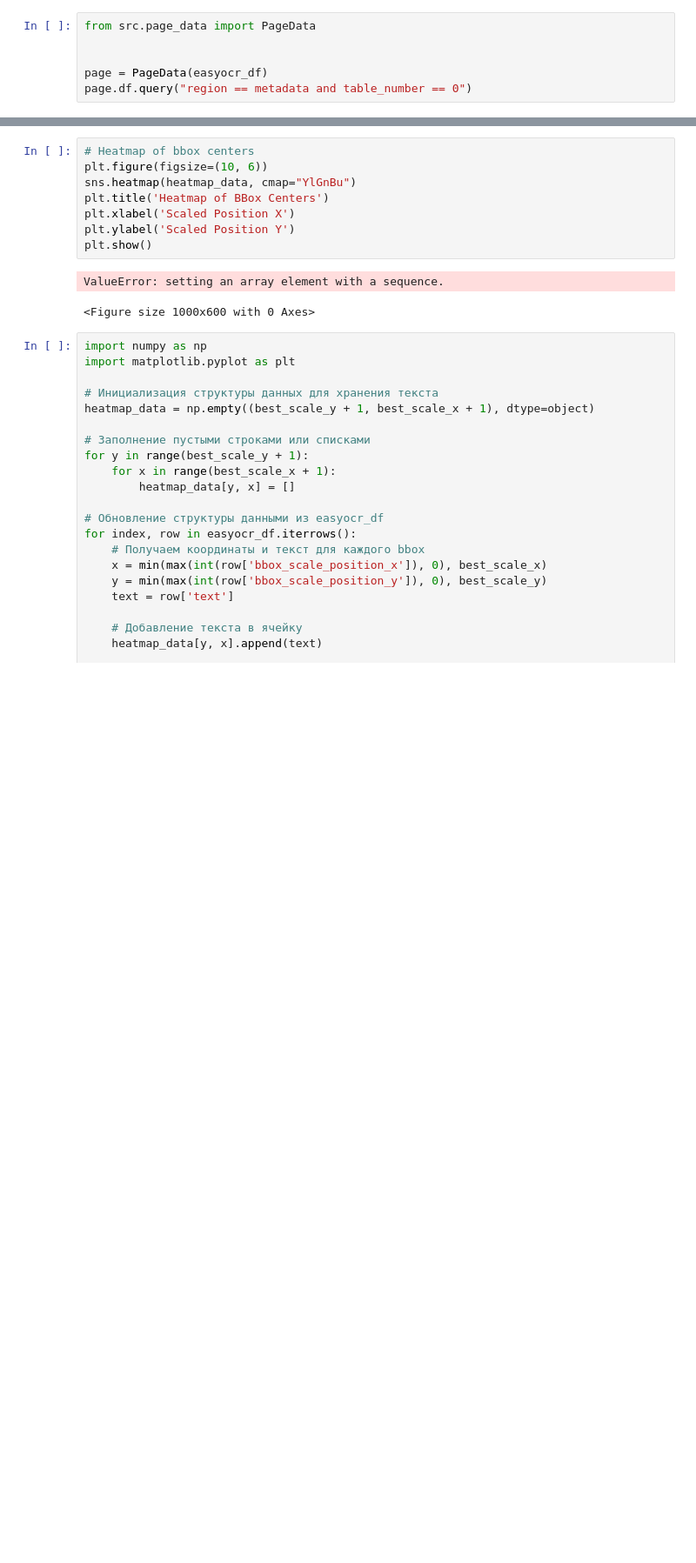
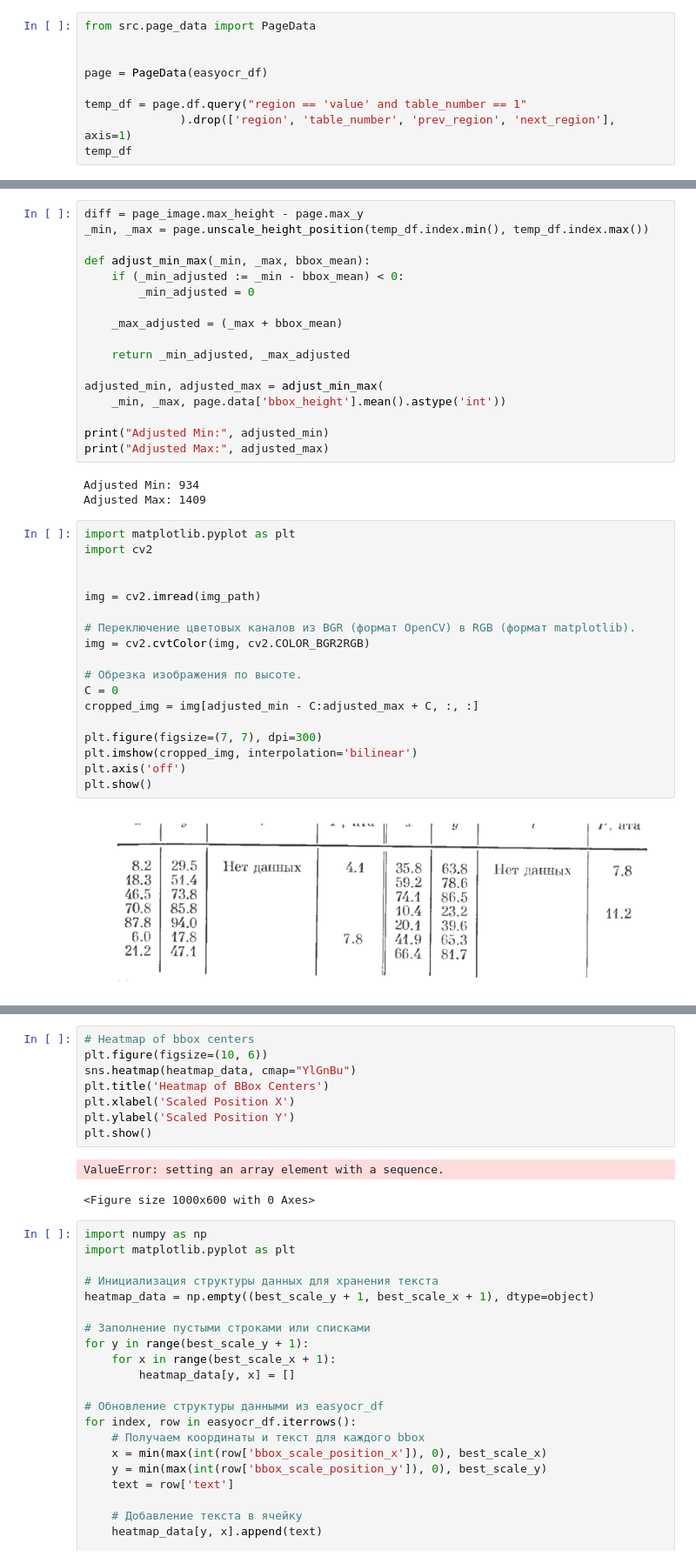
Before and after one commit to kdavjd/liquid_vapor_database, a Jupyter notebook: docs/extract_tables.ipynb, the cells around one changed output, grey strips where cells are left out. Shown: that part at 87% size. Drawn from its saved outputs; the diff is of its cells as text; blank space fills up the shorter version.

Commit message:
TestRegionSequence added

```diff
--- a/docs/extract_tables.ipynb
+++ b/docs/extract_tables.ipynb
@@ -27,5 +33,8 @@ from src.page_data import PageData
 
 
 page = PageData(easyocr_df)
-page.df.query("region == metadata and table_number == 0")
+
+temp_df = page.df.query("region == 'value' and table_number == 1"
+              ).drop(['region', 'table_number', 'prev_region', 'next_region'], axis=1)
+temp_df
 # %% [output]
@@ -32,0 +50,40 @@ ModuleNotFoundError: No module named 'src'
+# %%
+diff = page_image.max_height - page.max_y
+_min, _max = page.unscale_height_position(temp_df.index.min(), temp_df.index.max())
+
+def adjust_min_max(_min, _max, bbox_mean):
+    if (_min_adjusted := _min - bbox_mean) < 0:
+        _min_adjusted = 0
+
+    _max_adjusted = (_max + bbox_mean)
+
+    return _min_adjusted, _max_adjusted
+
+adjusted_min, adjusted_max = adjust_min_max(
+    _min, _max, page.data['bbox_height'].mean().astype('int'))
+
+print("Adjusted Min:", adjusted_min)
+print("Adjusted Max:", adjusted_max)
+# %% [output]
+Adjusted Min: 934
+Adjusted Max: 1409
+# %%
+import matplotlib.pyplot as plt
+import cv2
+
+
+img = cv2.imread(img_path)
+
+# Переключение цветовых каналов из BGR (формат OpenCV) в RGB (формат matplotlib).
+img = cv2.cvtColor(img, cv2.COLOR_BGR2RGB)
+
+# Обрезка изображения по высоте.
+C = 0
+cropped_img = img[adjusted_min - C:adjusted_max + C, :, :]
+
+plt.figure(figsize=(7, 7), dpi=300)
+plt.imshow(cropped_img, interpolation='bilinear')
+plt.axis('off')
+plt.show()
+# %% [output]
+[figure, added]
```
Also changed, not shown: parts of 3 cells of this notebook, 9 other files.
